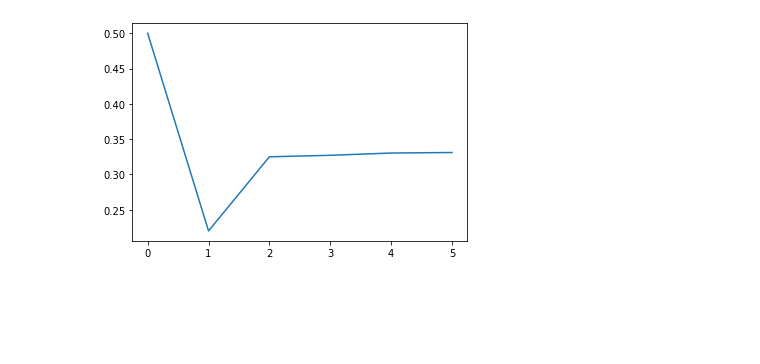
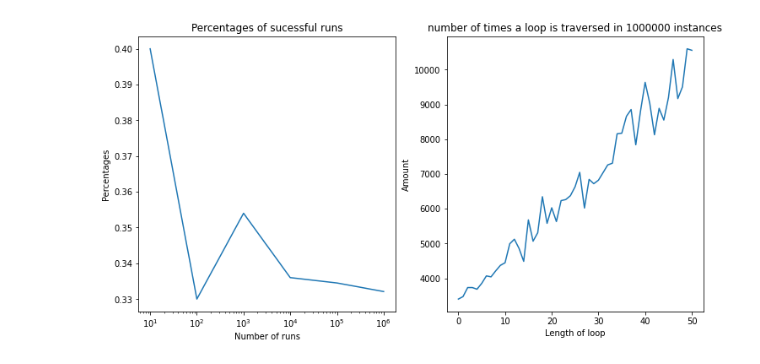
Before and after one commit to JordaanI/SmallPythonProjects, a Jupyter notebook: Prisoner_Dilemma/Main.ipynb, the cells around one changed output. Saved outputs shown, nothing was run; the diff lists cells and outputs as text; code cells hidden in the pictures; blank space fills up the shorter version.

```diff
--- a/Prisoner_Dilemma/Main.ipynb
+++ b/Prisoner_Dilemma/Main.ipynb
@@ -38,23 +39,34 @@ def single(sequence,guesses):
     return did_find_ticket, counts
 
 def many(runs,number_of_prisoners,guesses):
+    total_counts = list()
     hits = list()
     for i in range(runs):
         sequence = initialization(number_of_prisoners)
         did_find_ticket, counts = single(sequence,guesses)
         if did_find_ticket.count(1)/len(did_find_ticket) == 1:
             hits.append(1)
+            total_counts += counts
         else:
             hits.append(0)
-    return(hits)
+    return hits, total_counts
-# %%
-number_of_prisoners = 100
-runs = 1000000
-guesses = number_of_prisoners*0.5
-
-percentages = list()
-for run in [10,100,1000,10000,100000,1000000]:
-    percentages.append(mean(many(run,number_of_prisoners,guesses)))
-plt.plot(percentages);
-# %% [output]
-[figure, removed]
+# %%
+number_of_prisoners = 100
+runs = 10000
+guesses = number_of_prisoners*0.5
+run_list = [10,100,1000,10000,100000,1000000]
+percentages = list()
+for run in run_list:
+    percentages.append(mean(many(run,number_of_prisoners,guesses)[0]))
+
+hits, total_counts = many(runs,number_of_prisoners,guesses)
+values, counts = np.unique(total_counts, return_counts=True)
+
+fig, ax = plt.subplots(1,2, figsize=(12,6))
+ax[0].set_xscale('log')
+ax[0].plot(run_list,percentages)
+ax[0].set(xlabel = 'Number of runs', ylabel = 'Percentages', title = 'Percentages of sucessful runs');
+ax[1].plot(values, counts)
+ax[1].set(xlabel = 'Length of loop', ylabel = 'Amount', title = f'number of times a loop is traversed in {runs*number_of_prisoners} instances');
+# %% [output]
+[figure, added]
```
Also changed, not shown: parts of 1 cell of this notebook.
